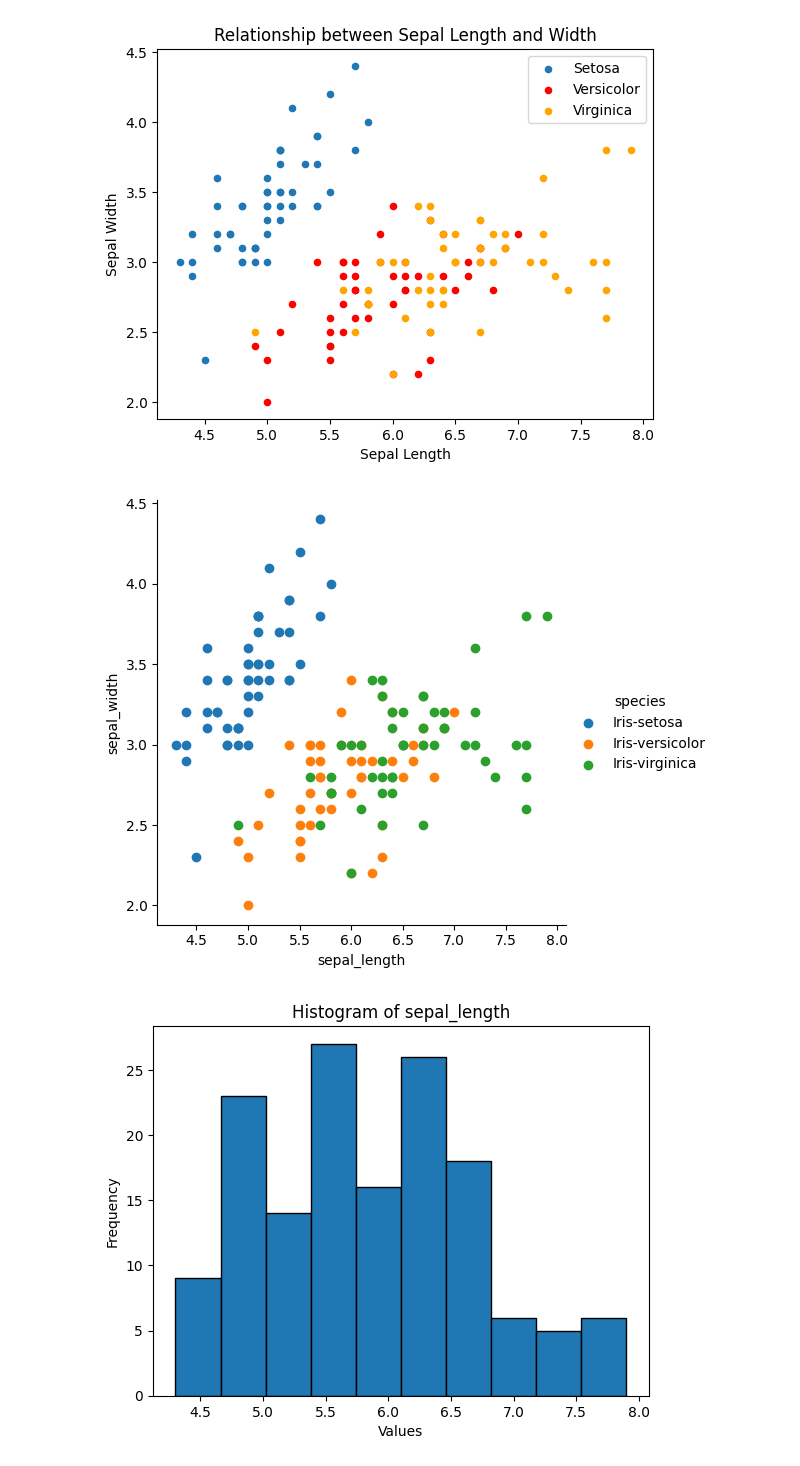
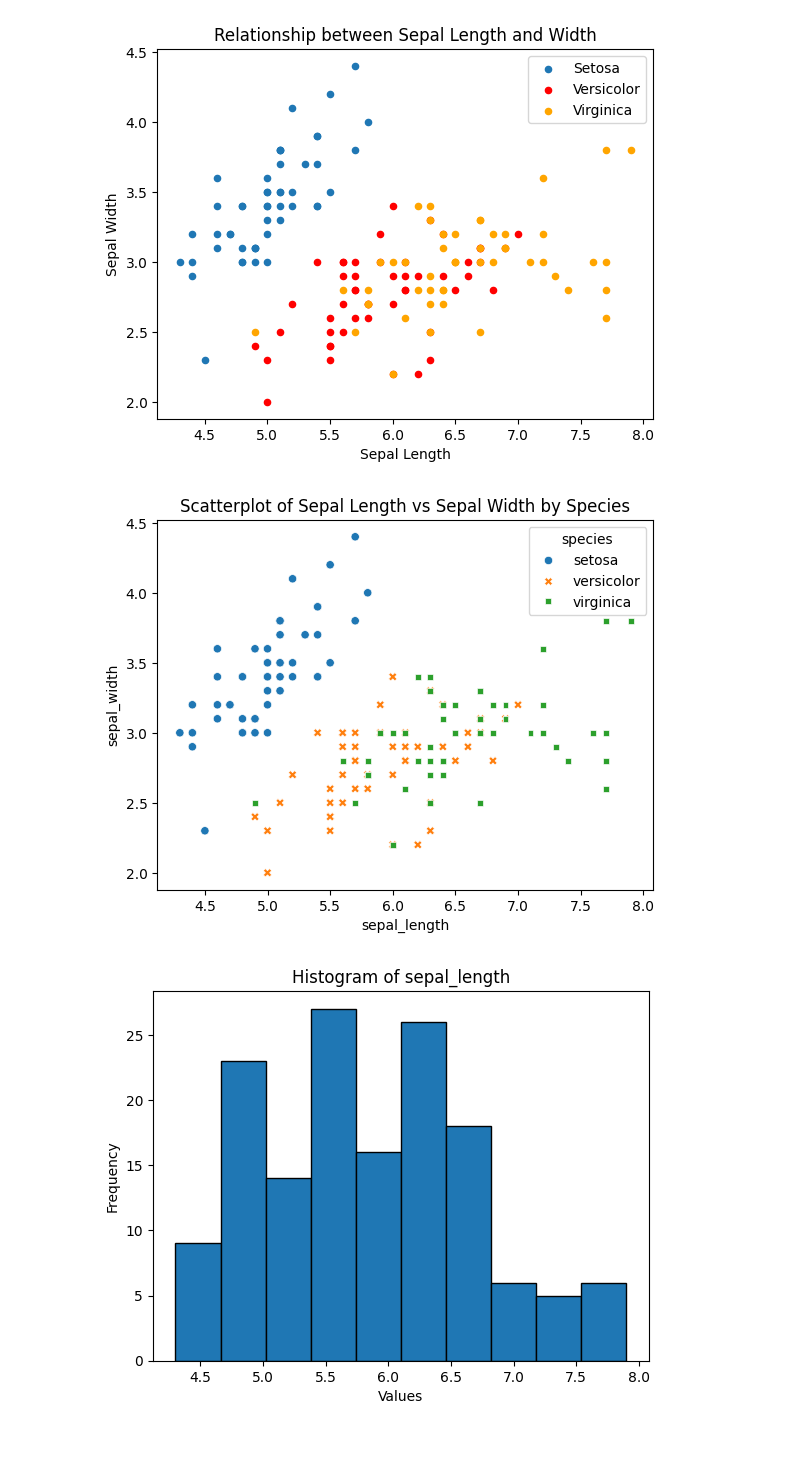
Before and after one commit to CarlosRigueti/pands-project, a Jupyter notebook: analysis.ipynb, the cells around one changed output. Saved outputs shown, nothing was run; the diff lists cells and outputs as text; code cells hidden in the pictures.

```diff
--- a/analysis.ipynb
+++ b/analysis.ipynb
@@ -189,12 +189,20 @@ plt.show()
 # %% [output]
 <Figure size 1400x800 with 0 Axes>
 [figure]
-# %%
-# Seaborn scatterplot by species on sepal_length vs sepal_width
-g = sns.FacetGrid(df, hue='species', height=5)  # Use height instead of size
-g = g.map(plt.scatter, 'sepal_length', 'sepal_width').add_legend()
-# %% [output]
-[figure, removed]
+# %%
+# Load the Iris dataset from Seaborn
+iris = sns.load_dataset('iris')
+
+# Create a scatterplot using Seaborn
+sns.scatterplot(data=iris, x='sepal_length', y='sepal_width', hue='species', style='species')
+
+# Add a title
+plt.title('Scatterplot of Sepal Length vs Sepal Width by Species')
+
+# Show the plot
+plt.show()
+# %% [output]
+[figure, added]
 # %%
 # Histogram in PNG files.
 for column in df:
```
Also changed, not shown: parts of 1 cell of this notebook.
